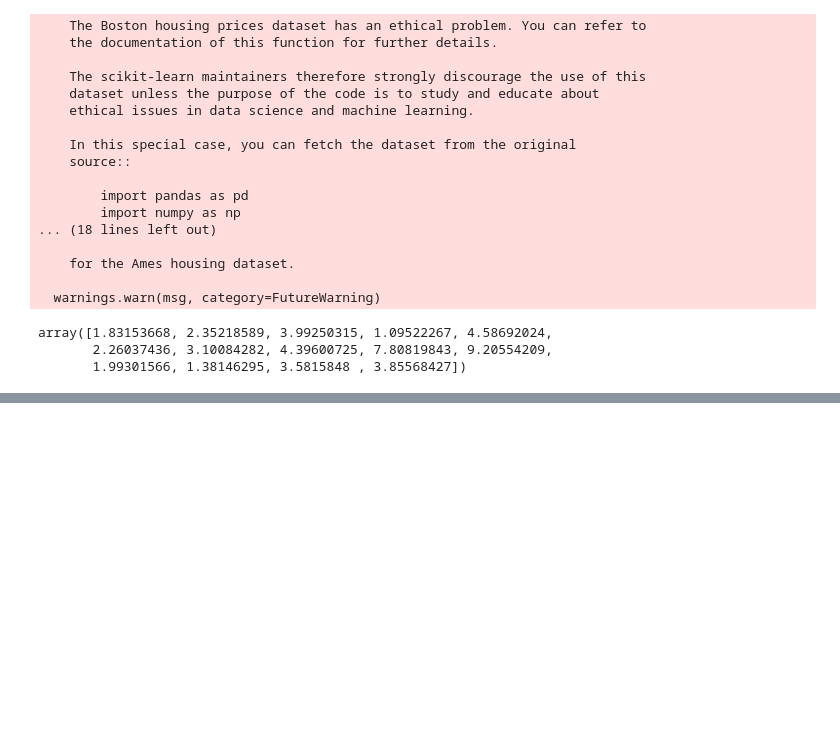
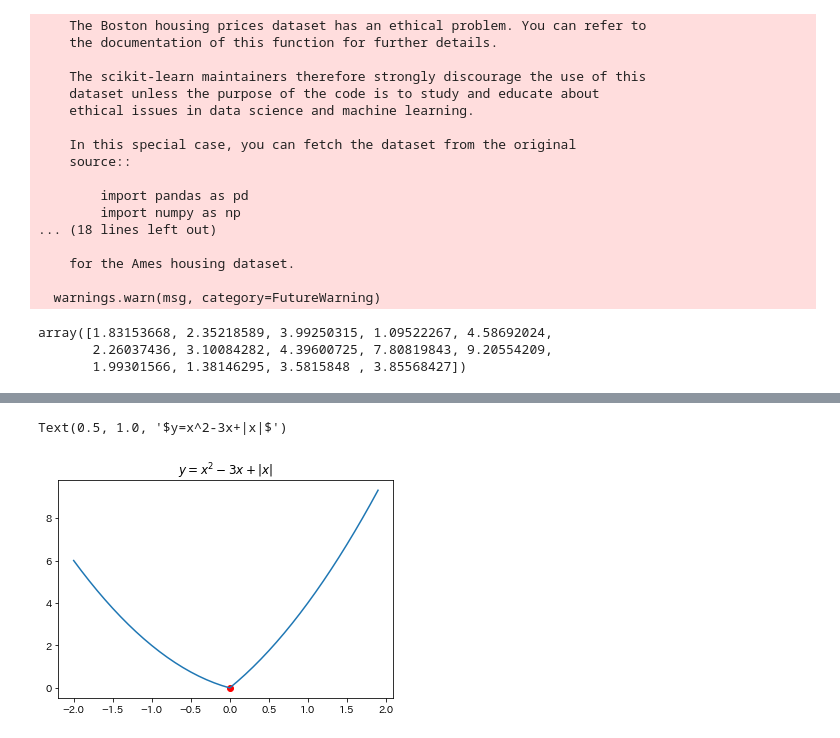
Before and after one commit to yuki1125/sparse_estimation_study, a Jupyter notebook: sparse_estimation/l1l2regression.ipynb, the cells around one changed output, grey strips where cells are left out. Drawn from its saved outputs; the diff is of its cells as text; code cells hidden in the pictures; blank space fills up the shorter version.

```diff
--- a/sparse_estimation/l1l2regression.ipynb
+++ b/sparse_estimation/l1l2regression.ipynb
@@ -262,0 +273,10 @@ def cv_linear_lasso(x, y, alpha=1, k=10):
+# %%
+x = np.arange(-2, 2, 0.1)
+y = x**2+x +2*np.abs(x)
+
+plt.plot(x, y)
+plt.scatter(0, 0, c="red")
+plt.title("$y=x^2-3x+|x|$")
+# %% [output]
+Text(0.5, 1.0, '$y=x^2-3x+|x|$')
+[figure, added]
```
Also changed, not shown: parts of 1 cell of this notebook, 1 other file.
